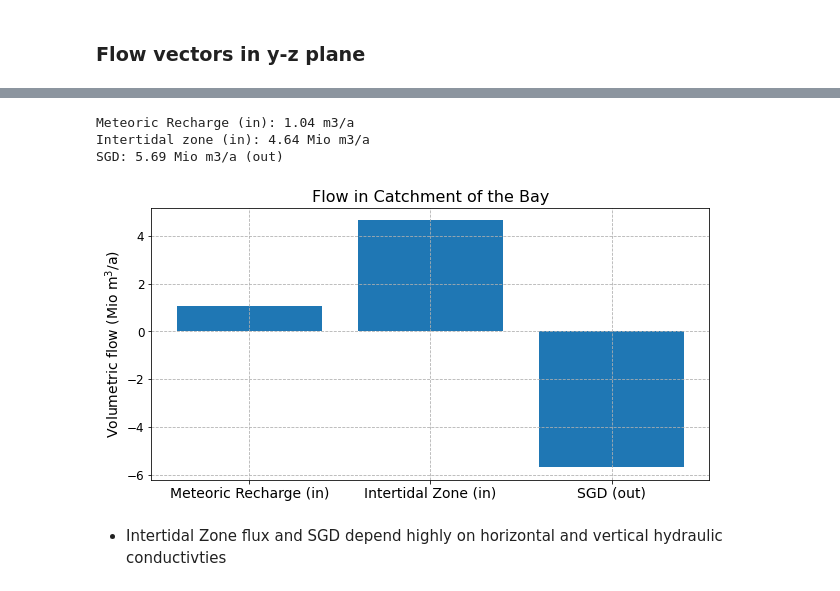
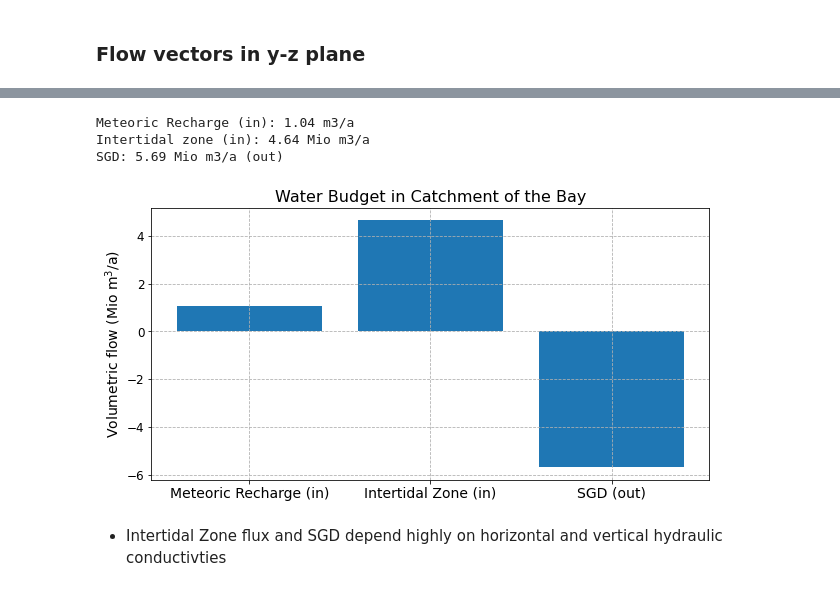
Before and after one commit to JanekGreskowiak/Koenigshafen_GW_model, a Jupyter notebook: Koenigshafen_Sylt_Model_v1.ipynb, the cells around one changed output, grey strips where cells are left out. Cells and saved outputs as stored; diff of their text form; code cells hidden in the pictures.

```diff
--- a/Koenigshafen_Sylt_Model_v1.ipynb
+++ b/Koenigshafen_Sylt_Model_v1.ipynb
@@ -173,7 +165,7 @@ ibound=np.broadcast_to(flag_raster,(nlay,nrow,ncol)) # broadcast the ibounds to
 # We want to make the bottom of each cell in the first layer sufficently low that the cell does not become dry
 botm=np.zeros((nlay,nrow,ncol))
 botm[0,:,:]=top-2.0
-botm[botm>0.2]=0.2 # make that the bottom of the top layer is always sufficiently low
+botm[botm>0.0]=0.0 # make that the bottom of the top layer is always sufficiently low
 botm[-1,:,:]=-25 ## bottem of last layer: base of the aquifer at -25m
 
 ## make equidistant bottoms for the other layers
@@ -525,34 +520,34 @@ for i in range(nrow):
  for j in range(ncol):
    if flag_raster[i,j]==1 and top[i,j]<=A-Av_desat:
      ghb_flag[i,j]=1
 
 #checking
 #show(ghb_flag*flag_bay,transform=rst3.transform)
 
 ghb_all=ghb_flow[0].data[0,:,:]
 ghb_in=np.where(ghb_all>0,ghb_all,0)
 ghb_out=np.where(ghb_all<0,-ghb_all,0)
 
 Q_ghb_out=np.sum(ghb_out*ghb_flag*flag_bay)*365/1e6
 Q_ghb_in=np.sum(ghb_in*ghb_flag*flag_bay)*365/1e6
 Q_rech_1 = Q_ghb_out-Q_ghb_in # Meteoric recharge can be calculated from intertidal flow massbalance
 
 print('Meteoric Recharge (in): %1.2f m3/a' % Q_rech_1)
 print('Intertidal zone (in): %1.2f Mio m3/a' % Q_ghb_in)
 print('SGD: %1.2f Mio m3/a (out)' % Q_ghb_out)
 
 plt.figure(figsize=(10,5))
 plt.bar([1,2,3],[Q_rech_1,Q_ghb_in,-Q_ghb_out])
 plt.xticks([1,2,3],['Meteoric Recharge (in)','Intertidal Zone (in)','SGD (out)'],fontsize=14)
 plt.grid(linestyle='--')
 plt.ylabel('Volumetric flow (Mio m$^3$/a)',fontsize=14)
 plt.yticks(fontsize=12)
-plt.title('Flow in Catchment of the Bay',fontsize=16)
+plt.title('Water Budget in Catchment of the Bay',fontsize=16)
 plt.show()
 # %% [output]
 Meteoric Recharge (in): 1.04 m3/a
 Intertidal zone (in): 4.64 Mio m3/a
 SGD: 5.69 Mio m3/a (out)
-[figure, old version]
+[figure, new version]
 # %% [markdown]
 + Intertidal Zone flux and SGD depend highly on horizontal and vertical hydraulic conductivties
```
Also changed, not shown: parts of 25 cells of this notebook.
